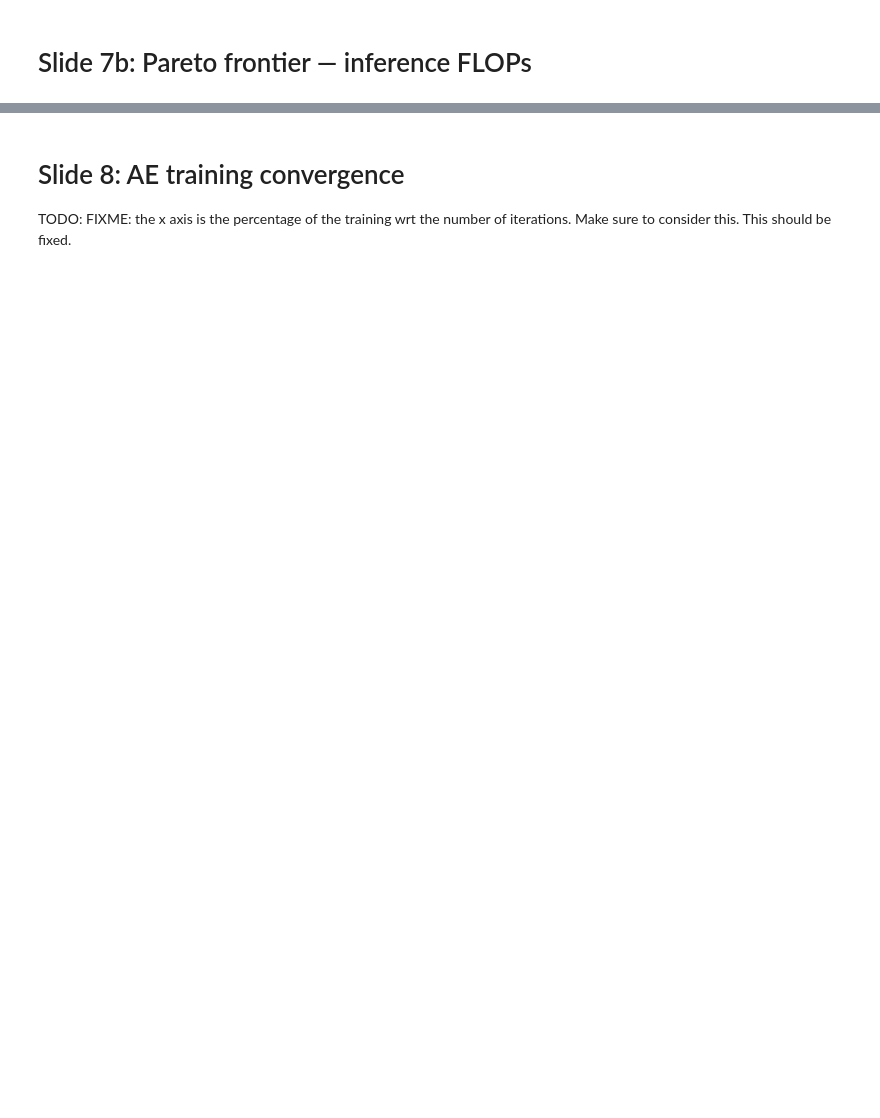
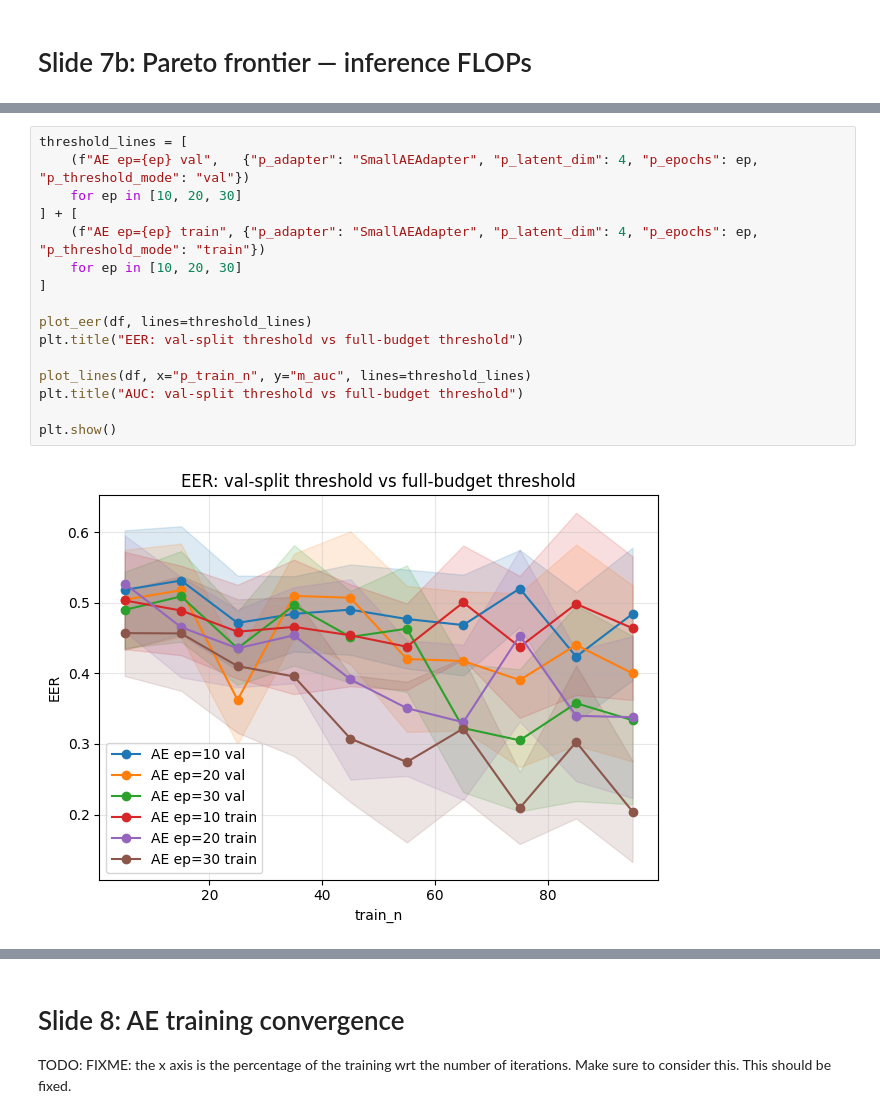
Before and after one commit to albertobasaglia/tinygmm-thesis, a Jupyter notebook: src/compare/plots.ipynb, the cells around one changed output, grey strips where cells are left out. Saved outputs shown, nothing was run; the diff lists cells and outputs as text; blank space fills up the shorter version.

```diff
--- a/src/compare/plots.ipynb
+++ b/src/compare/plots.ipynb
@@ -467,0 +474,18 @@ plt.show()
+# %%
+threshold_lines = [
+    (f"AE ep={ep} val",   {"p_adapter": "SmallAEAdapter", "p_latent_dim": 4, "p_epochs": ep, "p_threshold_mode": "val"})
+    for ep in [10, 20, 30]
+] + [
+    (f"AE ep={ep} train", {"p_adapter": "SmallAEAdapter", "p_latent_dim": 4, "p_epochs": ep, "p_threshold_mode": "train"})
+    for ep in [10, 20, 30]
+]
+
+plot_eer(df, lines=threshold_lines)
+plt.title("EER: val-split threshold vs full-budget threshold")
+
+plot_lines(df, x="p_train_n", y="m_auc", lines=threshold_lines)
+plt.title("AUC: val-split threshold vs full-budget threshold")
+
+plt.show()
+# %% [output]
+[figure, added]
```
Also changed, not shown: parts of 19 cells of this notebook, 2 other files.
